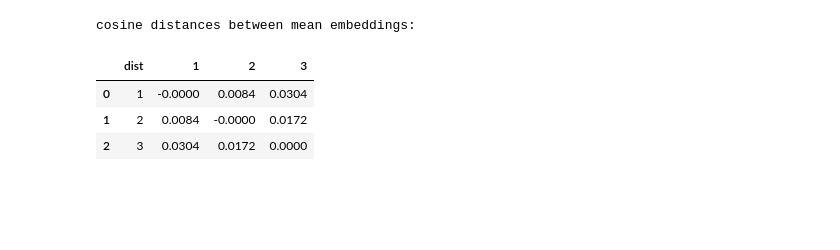
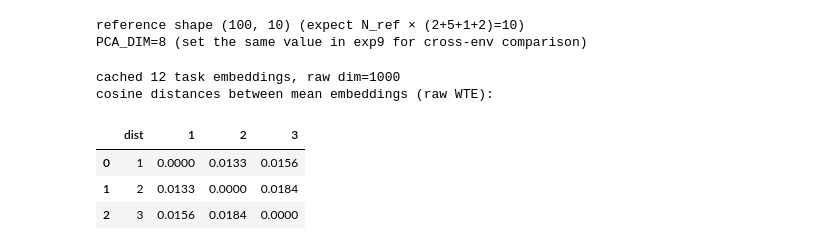
Before and after one commit to m-h3sh/hypex, a Jupyter notebook: scripts/exp2.ipynb, the cells around one changed output. Saved outputs shown, nothing was run; the diff lists cells and outputs as text; code cells hidden in the pictures; blank space fills up the shorter version.

```diff
--- a/scripts/exp2.ipynb
+++ b/scripts/exp2.ipynb
@@ -167,56 +220,74 @@ plt.show()
 # %%
 # setting up the detection object
+# Protocol matches exp9 (CheetahVel): Detect.lwe on SARS, REFERENCE_NUM=100,
+# L2-normalize embeddings, then 1-cos pairwise. Discrete actions → one_hot=True.
 OBS_DIM = 2
 ACTION_DIM = 5
 REFERENCE_NUM = 100
 VIZ = False
 
+# Shared with exp9 for cross-env comparison:
+PCA_DIM = 8                 # PCA target dim
+PAIRWISE_SUBSET_SIZE = 4    # match #goals per GridNavi TD (cheetah has 8)
+
 detect = Detect(
-        reference_num=REFERENCE_NUM,
-        input_dim=OBS_DIM,
-        action_dim=ACTION_DIM,
-        num_samples=N,
-        sars_flag=True,
-    )
+    reference_num=REFERENCE_NUM,
+    input_dim=OBS_DIM,
+    action_dim=ACTION_DIM,
+    num_samples=N,
+    sars_flag=True,
+    one_hot=True,  # discrete GridNavi actions
+)
 detect.set_reference(OBS_DIM, REFERENCE_NUM, ACTION_DIM)
+print("reference shape", tuple(detect.ref.shape), "(expect N_ref × (2+5+1+2)=10)")
+print(f"PCA_DIM={PCA_DIM} (set the same value in exp9 for cross-env comparison)")
+# %% [output]
+reference shape (100, 10) (expect N_ref × (2+5+1+2)=10)
+PCA_DIM=8 (set the same value in exp9 for cross-env comparison)
 # %%
-# calculate embeddings of each task in a distribution, and compute their mean
-# we then get one vector that represents the task distribution
+# Compute each task's WTE/LWE once (same Detect.lwe path as exp9), cache by TD.
+# Then: between-TD cosine on mean embeddings (raw WTE).
 
-mean_embeddings = []
-dist_ids = []
+embeddings_by_dist = {}  # dist_id -> list of 1d embeddings
+goals_by_dist = {}
+rows, labels, goals = [], [], []
+
 for dist_id, task_dist in task_dists.items():
-    OUT_DIR = CODE_DIR / "data" / f"task_dist{dist_id}"
+    out_dir = DATA_ROOT / f"task_dist{dist_id}"
     embeddings = []
     for goal in task_dist:
-        sar = np.load(OUT_DIR / f"goal_{goal[0]}_{goal[1]}.npy")
-        embedding = detect.lwe(sar, ACTION_DIM)
-        embeddings.append(np.asarray(embedding).ravel())
+        sar = np.load(out_dir / f"goal_{goal[0]}_{goal[1]}.npy")
+        embedding = np.asarray(detect.lwe(sar, ACTION_DIM)).ravel()
+        embeddings.append(embedding)
+        rows.append(embedding)
+        labels.append(dist_id)
+        goals.append(goal)
         if VIZ:
-            print(f"-------------------------------- goal: {goal} --------------------------------")
-            print("SAR shape:", sar.shape)
-            print("Embedding shape:", embedding.shape)
-            print("First 5 values:", embedding[:5])
-            print("-------------------------------------------------------------------------------")
+            print(f"--- dist {dist_id} goal={goal} sar={sar.shape} emb[:5]={embedding[:5]} ---")
+    embeddings_by_dist[dist_id] = embeddings
+    goals_by_dist[dist_id] = list(task_dist)
 
-    mean_embeddings.append(np.mean(np.stack(embeddings), axis=0))
-    dist_ids.append(dist_id)
+X = np.stack(rows)
+labels = np.asarray(labels)
+print(f"cached {len(rows)} task embeddings, raw dim={X.shape[1]}")
 
-# cosine distance between mean embeddings of each pair of task distributions
+mean_embeddings = [np.mean(np.stack(embeddings_by_dist[d]), axis=0) for d in embeddings_by_dist]
+dist_ids = list(embeddings_by_dist.keys())
 V = np.stack(mean_embeddings)
-V = V / np.linalg.norm(V, axis=1, keepdims=True)
+V = V / np.clip(np.linalg.norm(V, axis=1, keepdims=True), 1e-12, None)
 D = 1.0 - (V @ V.T)
 df_mean = (
     pd.DataFrame(D, index=dist_ids, columns=dist_ids)
     .rename_axis("dist")
     .reset_index()
 )
-print("cosine distances between mean embeddings:")
+print("cosine distances between mean embeddings (raw WTE):")
 display(df_mean.round(4))
 # %% [output]
-cosine distances between mean embeddings:
+cached 12 task embeddings, raw dim=1000
+cosine distances between mean embeddings (raw WTE):
 |  | dist | 1 | 2 | 3 |
-| 0 | 1 | -0.0000 | 0.0084 | 0.0304 |
-| 1 | 2 | 0.0084 | -0.0000 | 0.0172 |
-| 2 | 3 | 0.0304 | 0.0172 | 0.0000 |
+| 0 | 1 | 0.0000 | 0.0133 | 0.0156 |
+| 1 | 2 | 0.0133 | 0.0000 | 0.0184 |
+| 2 | 3 | 0.0156 | 0.0184 | 0.0000 |
 # %%
```
Also changed, not shown: parts of 14 cells of this notebook, 9 other files.
